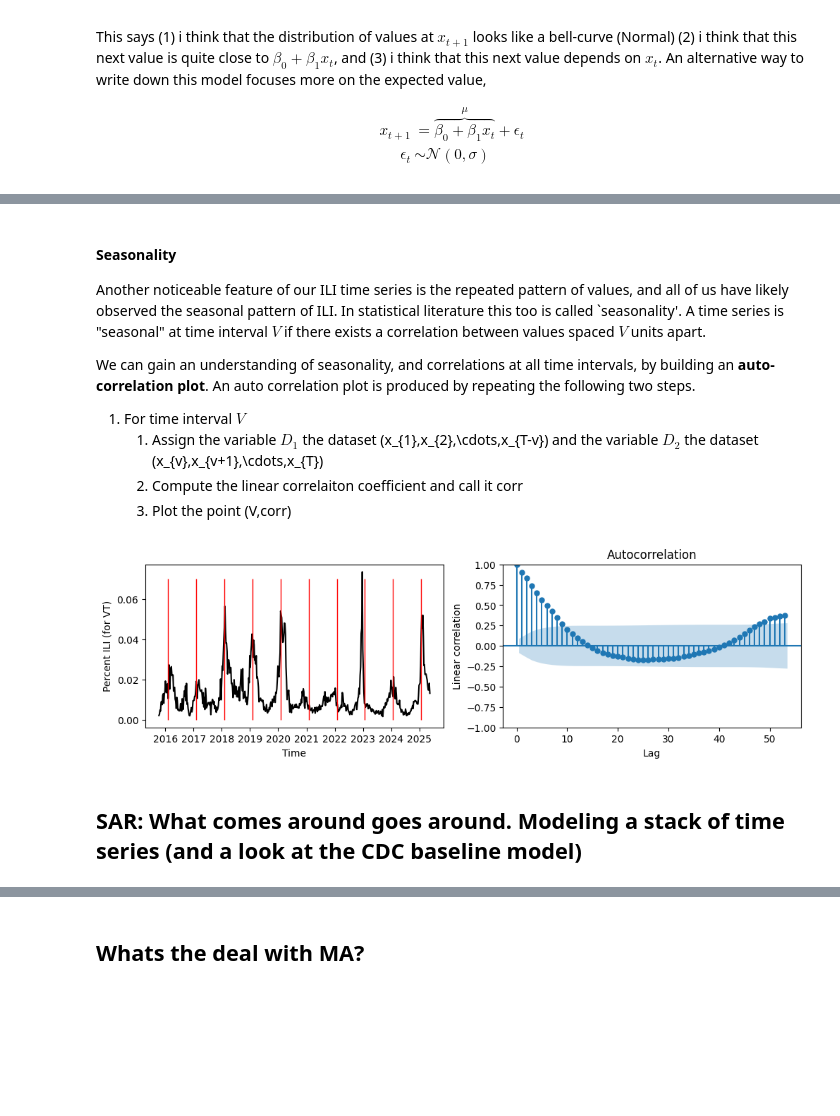
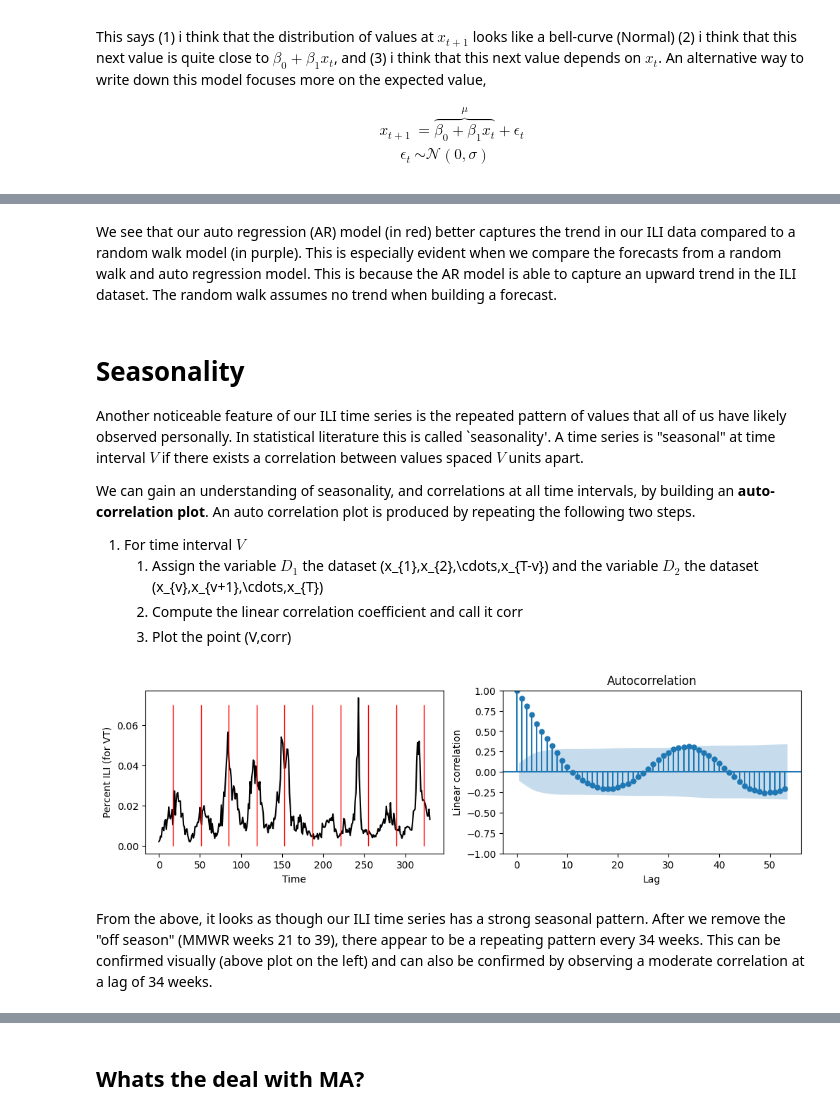
Before and after one commit to computationalUncertaintyLab/2025-AMPH-TSA, a Jupyter notebook: 2025-10-16-AMPH.ipynb, the cells around one changed output, grey strips where cells are left out. Saved outputs shown, nothing was run; the diff lists cells and outputs as text; code cells hidden in the pictures; blank space fills up the shorter version.

```diff
--- a/2025-10-16-AMPH.ipynb
+++ b/2025-10-16-AMPH.ipynb
@@ -236,6 +237,9 @@ def add_season(row):
     else:
         return "offseason"
 ili_data["season"] = [ add_season(row) for i,row in ili_data.iterrows()]
+
+#--remove the offseason for our analysis
+ili_data = ili_data.loc[ ili_data.season!="offseason" ]
 
 #--Lets select the 2022/2023 datset
 one_season = ili_data.loc[ ili_data.season == "2022/2023" ]
@@ -382,40 +465,47 @@ Roots
+# %% [markdown]
+We see that our auto regression (AR) model (in red) better captures the trend in our ILI data compared to a random walk model (in purple).
+This is especially evident when we compare the forecasts from a random walk and auto regression model.
+This is because the AR model is able to capture an upward trend in the ILI dataset.
+The random walk assumes no trend when building a forecast.
 # %% [markdown]
-#### Seasonality
+# Seasonality
 
-Another noticeable feature of our ILI time series is the repeated pattern of values, and all of us have likely observed the seasonal pattern of ILI.
-In statistical literature this too is called `seasonality'.
+Another noticeable feature of our ILI time series is the repeated pattern of values that all of us have likely observed personally.
+In statistical literature this is called `seasonality'.
 A time series is "seasonal" at time interval $V$ if there exists a correlation between values spaced $V$ units apart.
 
 We can gain an understanding of seasonality, and correlations at all time intervals, by building an **auto-correlation plot**.
 An auto correlation plot is produced by repeating the following two steps.
 1. For time interval $V$
     1. Assign the variable $D_1$ the dataset (x_{1},x_{2},\cdots,x_{T-v}) and the variable $D_{2}$ the dataset (x_{v},x_{v+1},\cdots,x_{T})
-    2. Compute the linear correlaiton coefficient and call it corr
+    2. Compute the linear correlation coefficient and call it corr
     3. Plot the point (V,corr)
 # %%
 import statsmodels
 from statsmodels.graphics.tsaplots import plot_acf
 
 fig,axs = plt.subplots(1,2, figsize=(12,3))
 ax      = axs[0]
-ax.plot( ili_data["end_date"], ili_data["ili_prop"], color = "black" )
+ax.plot(ili_data["ili_prop"].values, color = "black" )
 ax.set_xlabel("Time")
 ax.set_ylabel("Percent ILI (for VT)")
 
-markers = 17+np.arange(0,len(ili_data),52)
-ax.vlines(x=ili_data["end_date"][markers]
+markers = 17+np.arange(0,len(ili_data),34)
+ax.vlines(x=markers
           ,ymin=[0]*len(markers)
           ,ymax = [0.07]*len(markers)
           , lw=1
           , color="red")
 
 ax=axs[1]
 plot_acf(ili_data.ili_prop.values, lags = 53,ax=ax)
 ax.set_xlabel("Lag")
 ax.set_ylabel("Linear correlation")
 
 plt.show()
 # %% [output]
-[figure, old version]
+[figure, new version]
-# %% [markdown]
-## SAR: What comes around goes around. Modeling a stack of time series (and a look at the CDC baseline model)
+# %% [markdown]
+From the above, it looks as though our ILI time series has a strong seasonal pattern.
+After we remove the "off season" (MMWR weeks 21 to 39), there appear to be a repeating pattern every 34 weeks.
+This can be confirmed visually (above plot on the left) and can also be confirmed by observing a moderate correlation at a lag of 34 weeks.
```
Also changed, not shown: parts of 23 cells of this notebook.
